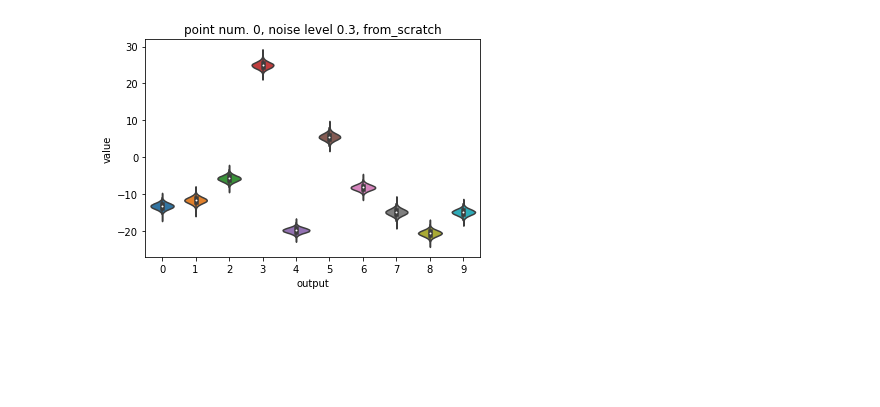
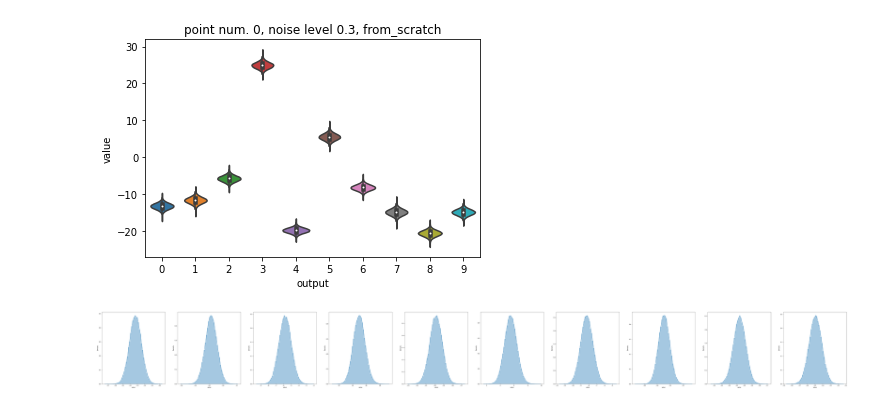
Before and after one commit to PetraVidnerova/AppNeCo, a Jupyter notebook: zobrazovatko/alexnet_outputs_noisy_input.ipynb, the cells around one changed output. Drawn from its saved outputs; the diff is of its cells as text; code cells hidden in the pictures; blank space fills up the shorter version.

Commit message:
violin plot and histograms + script

```diff
--- a/zobrazovatko/alexnet_outputs_noisy_input.ipynb
+++ b/zobrazovatko/alexnet_outputs_noisy_input.ipynb
@@ -57,3 +44,10 @@ plt.savefig(f"outputs_{ALTERNATIVE}_{INDEX}_{NOISE_LEVEL}.png",
            facecolor='white', transparent=False, dpi=600)
 # %% [output]
 [figure]
+# %%
+fig, axs = plt.subplots(ncols=10, nrows=1, figsize=(100,10))
+
+for i in range(10):
+    sns.distplot(df[df["output"]==i]["value"], ax=axs[i])
+# %% [output]
+[figure, added]
```
Also changed, not shown: parts of 1 cell of this notebook, 1 other file.
